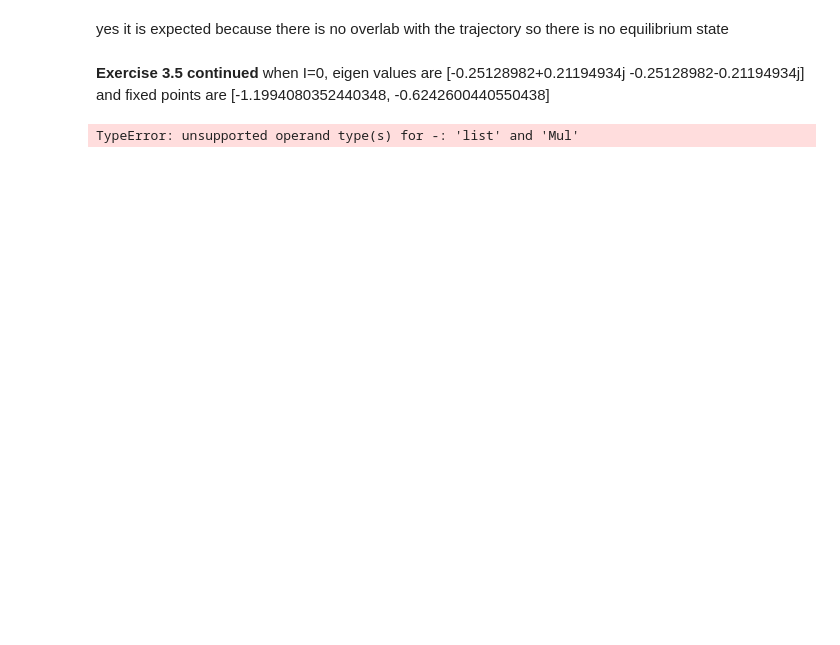
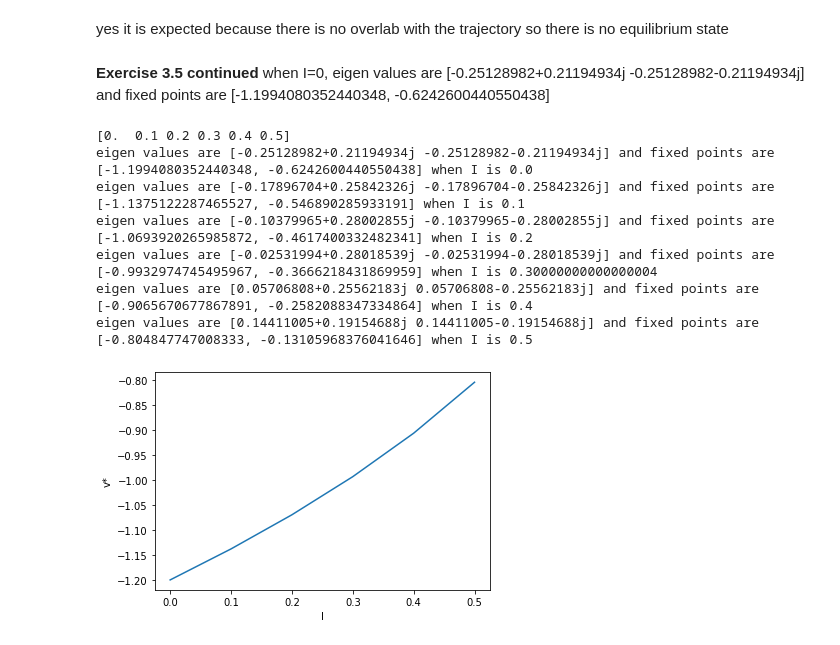
Before and after one commit to alaaabdel/ODE, a Jupyter notebook: ODE_QLSC.ipynb, the cells around one changed output. Drawn from its saved outputs; the diff is of its cells as text; code cells hidden in the pictures; blank space fills up the shorter version.

```diff
--- a/ODE_QLSC.ipynb
+++ b/ODE_QLSC.ipynb
@@ -158,16 +159,27 @@ yes it is expected because there is no overlab with the trajectory so there is n
 # %% [markdown]
 **Exercise 3.5 continued**
 when I=0, eigen values are [-0.25128982+0.21194934j -0.25128982-0.21194934j] and fixed points are [-1.1994080352440348, -0.6242600440550438]
-# %%
-"""Exercise 3.6"""
-from collections import defaultdict
-I=[0,0.1,0.2,0.3,0.4,0.5]
-real_parts = defaultdict(list)
-imag_parts = defaultdict(list)
-
-for i in I:
-    eigenvals, fixed_points = calc_eigens(I)
-    real_parts[i].append(eigenvals[i].real)
-    imag_parts[i].append(eigenvals[i].imag)
-# %% [output]
-TypeError: unsupported operand type(s) for -: 'list' and 'Mul'
+# %%
+"""Exercise 3.6"""
+from collections import defaultdict
+IV=np.arange(0.0,0.6,0.1)
+print(IV)
+fixed_pnt=[]
+for i in IV:
+    I=i
+    eigenval, fixed_point = calc_eigens(I)
+    fixed_pnt.append(fixed_point)
+
+v_fixed=[item[0] for item in fixed_pnt]
+plt.plot(IV,v_fixed)
+plt.xlabel("I");plt.ylabel('v*')
+plt.show()
+# %% [output]
+[0.  0.1 0.2 0.3 0.4 0.5]
+eigen values are [-0.25128982+0.21194934j -0.25128982-0.21194934j] and fixed points are [-1.1994080352440348, -0.6242600440550438] when I is 0.0
+eigen values are [-0.17896704+0.25842326j -0.17896704-0.25842326j] and fixed points are [-1.1375122287465527, -0.546890285933191] when I is 0.1
+eigen values are [-0.10379965+0.28002855j -0.10379965-0.28002855j] and fixed points are [-1.0693920265985872, -0.4617400332482341] when I is 0.2
+eigen values are [-0.02531994+0.28018539j -0.02531994-0.28018539j] and fixed points are [-0.9932974745495967, -0.3666218431869959] when I is 0.30000000000000004
+eigen values are [0.05706808+0.25562183j 0.05706808-0.25562183j] and fixed points are [-0.9065670677867891, -0.2582088347334864] when I is 0.4
+eigen values are [0.14411005+0.19154688j 0.14411005-0.19154688j] and fixed points are [-0.804847747008333, -0.13105968376041646] when I is 0.5
+[figure, added]
```
Also changed, not shown: parts of 1 cell of this notebook.
